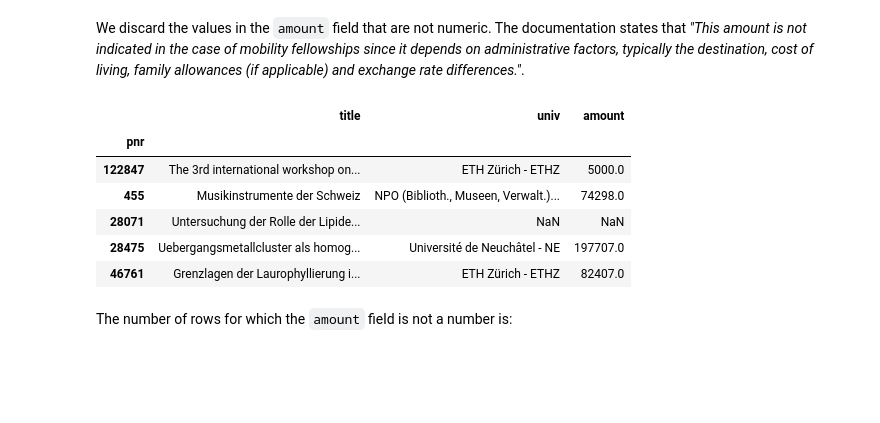
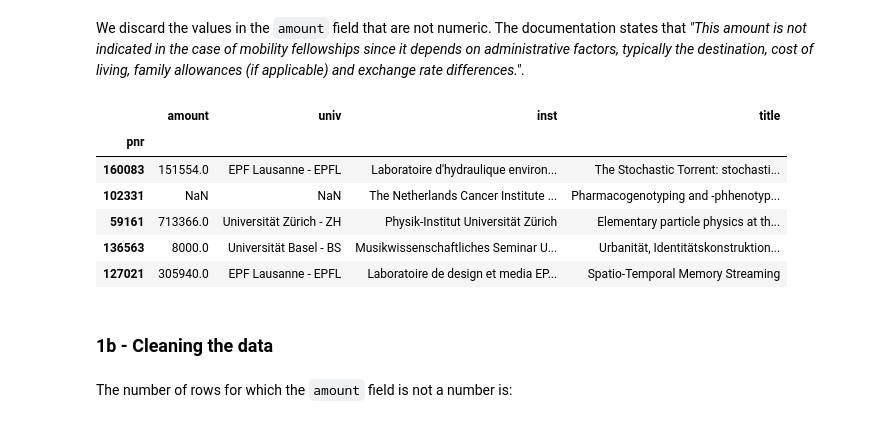
Before and after one commit to mukel/Homework, a Jupyter notebook: 03 - Interactive Viz/Hw3-Visualisation.ipynb, the cells around one changed output. Cells and saved outputs as stored; diff of their text form; code cells hidden in the pictures; blank space fills up the shorter version.

```diff
--- a/03 - Interactive Viz/Hw3-Visualisation.ipynb
+++ b/03 - Interactive Viz/Hw3-Visualisation.ipynb
@@ -19,6 +30,7 @@ data = pd.read_csv('data/grantexport.csv', sep=';')
 cols = {'Project Number' : 'pnr',
        'Project Title' : 'title',
        'University' : 'univ',
+       'Institution' : 'inst',
        'Approved Amount' : 'amount'}
 data = data.rename(columns=cols)
 data = data[[v for (k,v) in cols.items()]]
@@ -34,16 +48,17 @@ data = data.set_index('pnr')
 We discard the values in the `amount` field that are not numeric. The documentation states that *"This amount is not indicated in the case of mobility fellowships since it depends on administrative factors, typically the destination, cost of living, family allowances (if applicable) and exchange rate differences."*.
 # %%
 data.amount = pd.to_numeric(data.amount, errors='coerce')
-data.amount.isnull().sum()
 data.sample(5)
 # %% [output]
-|  | title | univ | amount |
-| pnr |  |  |  |
-| 122847 | The 3rd international workshop on... | ETH Zürich - ETHZ | 5000.0 |
-| 455 | Musikinstrumente der Schweiz | NPO (Biblioth., Museen, Verwalt.)... | 74298.0 |
-| 28071 | Untersuchung der Rolle der Lipide... | NaN | NaN |
-| 28475 | Uebergangsmetallcluster als homog... | Université de Neuchâtel - NE | 197707.0 |
-| 46761 | Grenzlagen der Laurophyllierung i... | ETH Zürich - ETHZ | 82407.0 |
+|  | amount | univ | inst | title |
+| pnr |  |  |  |  |
+| 160083 | 151554.0 | EPF Lausanne - EPFL | Laboratoire d'hydraulique environ... | The Stochastic Torrent: stochasti... |
+| 102331 | NaN | NaN | The Netherlands Cancer Institute ... | Pharmacogenotyping and -phhenotyp... |
+| 59161 | 713366.0 | Universität Zürich - ZH | Physik-Institut Universität Zürich | Elementary particle physics at th... |
+| 136563 | 8000.0 | Universität Basel - BS | Musikwissenschaftliches Seminar U... | Urbanität, Identitätskonstruktion... |
+| 127021 | 305940.0 | EPF Lausanne - EPFL | Laboratoire de design et media EP... | Spatio-Temporal Memory Streaming |
+# %% [markdown]
+### 1b - Cleaning the data
 # %% [markdown]
 The number of rows for which the `amount` field is not a number is:
 # %%
```
Also changed, not shown: parts of 61 cells of this notebook.
